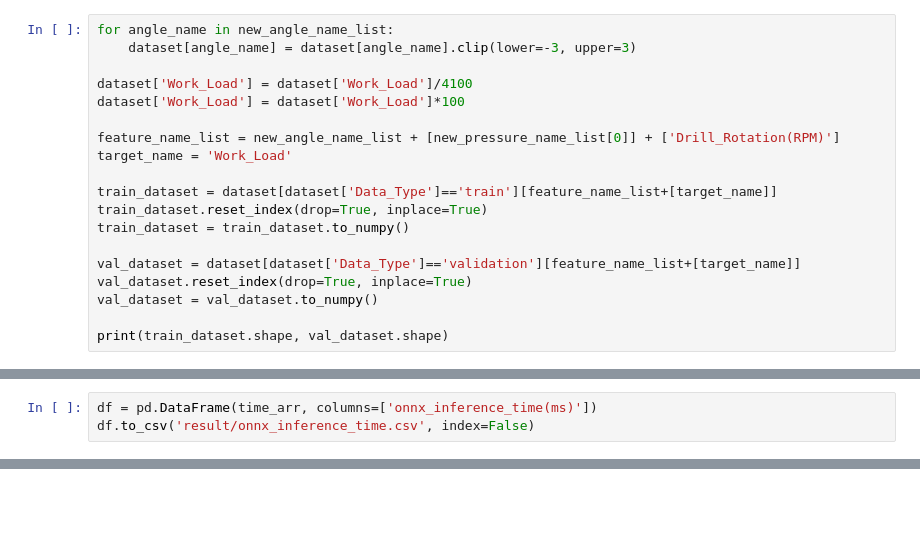
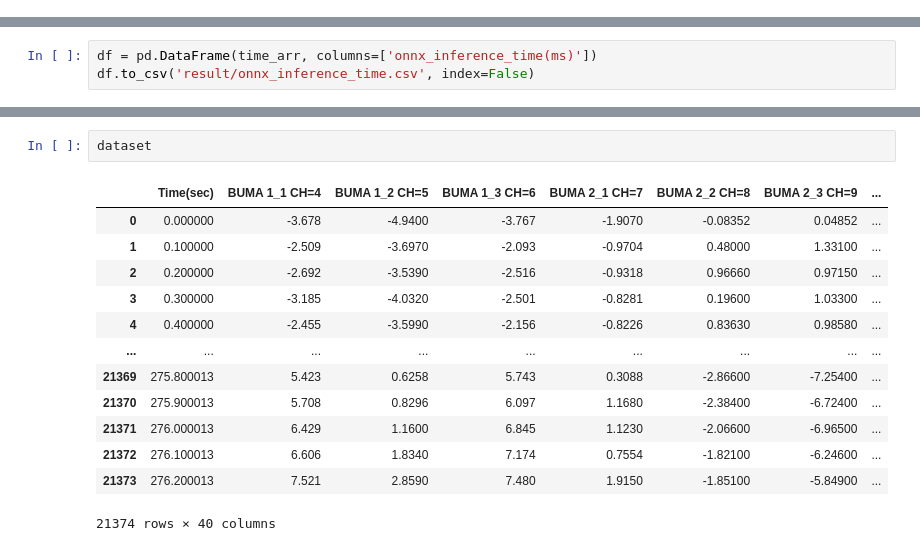
Before and after one commit to jinbeomjeong/forecast_pile_driver_load, a Jupyter notebook: analysis_onnx_model.ipynb, the cells around one changed output, grey strips where cells are left out. Cells and saved outputs as stored; diff of their text form; blank space fills up the shorter version.

Commit message:
fix dataset

```diff
--- a/analysis_onnx_model.ipynb
+++ b/analysis_onnx_model.ipynb
@@ -44,19 +64,0 @@ dataset
-# %%
-for angle_name in new_angle_name_list:
-    dataset[angle_name] = dataset[angle_name].clip(lower=-3, upper=3)
-
-dataset['Work_Load'] = dataset['Work_Load']/4100
-dataset['Work_Load'] = dataset['Work_Load']*100
-
-feature_name_list = new_angle_name_list + [new_pressure_name_list[0]] + ['Drill_Rotation(RPM)']
-target_name = 'Work_Load'
-
-train_dataset = dataset[dataset['Data_Type']=='train'][feature_name_list+[target_name]]
-train_dataset.reset_index(drop=True, inplace=True)
-train_dataset = train_dataset.to_numpy()
-
-val_dataset = dataset[dataset['Data_Type']=='validation'][feature_name_list+[target_name]]
-val_dataset.reset_index(drop=True, inplace=True)
-val_dataset = val_dataset.to_numpy()
-
-print(train_dataset.shape, val_dataset.shape)
@@ -193,0 +229,16 @@ sns.scatterplot(np.array(time_list)*1000)
+# %%
+dataset
+# %% [output]
+|  | Time(sec) | BUMA 1_1 CH=4 | BUMA 1_2 CH=5 | BUMA 1_3 CH=6 | BUMA 2_1 CH=7 | BUMA 2_2 CH=8 | BUMA 2_3 CH=9 | ... |
+| 0 | 0.000000 | -3.678 | -4.9400 | -3.767 | -1.9070 | -0.08352 | 0.04852 | ... |
+| 1 | 0.100000 | -2.509 | -3.6970 | -2.093 | -0.9704 | 0.48000 | 1.33100 | ... |
+| 2 | 0.200000 | -2.692 | -3.5390 | -2.516 | -0.9318 | 0.96660 | 0.97150 | ... |
+| 3 | 0.300000 | -3.185 | -4.0320 | -2.501 | -0.8281 | 0.19600 | 1.03300 | ... |
+| 4 | 0.400000 | -2.455 | -3.5990 | -2.156 | -0.8226 | 0.83630 | 0.98580 | ... |
+| ... | ... | ... | ... | ... | ... | ... | ... | ... |
+| 21369 | 275.800013 | 5.423 | 0.6258 | 5.743 | 0.3088 | -2.86600 | -7.25400 | ... |
+| 21370 | 275.900013 | 5.708 | 0.8296 | 6.097 | 1.1680 | -2.38400 | -6.72400 | ... |
+| 21371 | 276.000013 | 6.429 | 1.1600 | 6.845 | 1.1230 | -2.06600 | -6.96500 | ... |
+| 21372 | 276.100013 | 6.606 | 1.8340 | 7.174 | 0.7554 | -1.82100 | -6.24600 | ... |
+| 21373 | 276.200013 | 7.521 | 2.8590 | 7.480 | 1.9150 | -1.85100 | -5.84900 | ... |
+21374 rows × 40 columns
```
Also changed, not shown: parts of 27 cells of this notebook, 4 other files.
